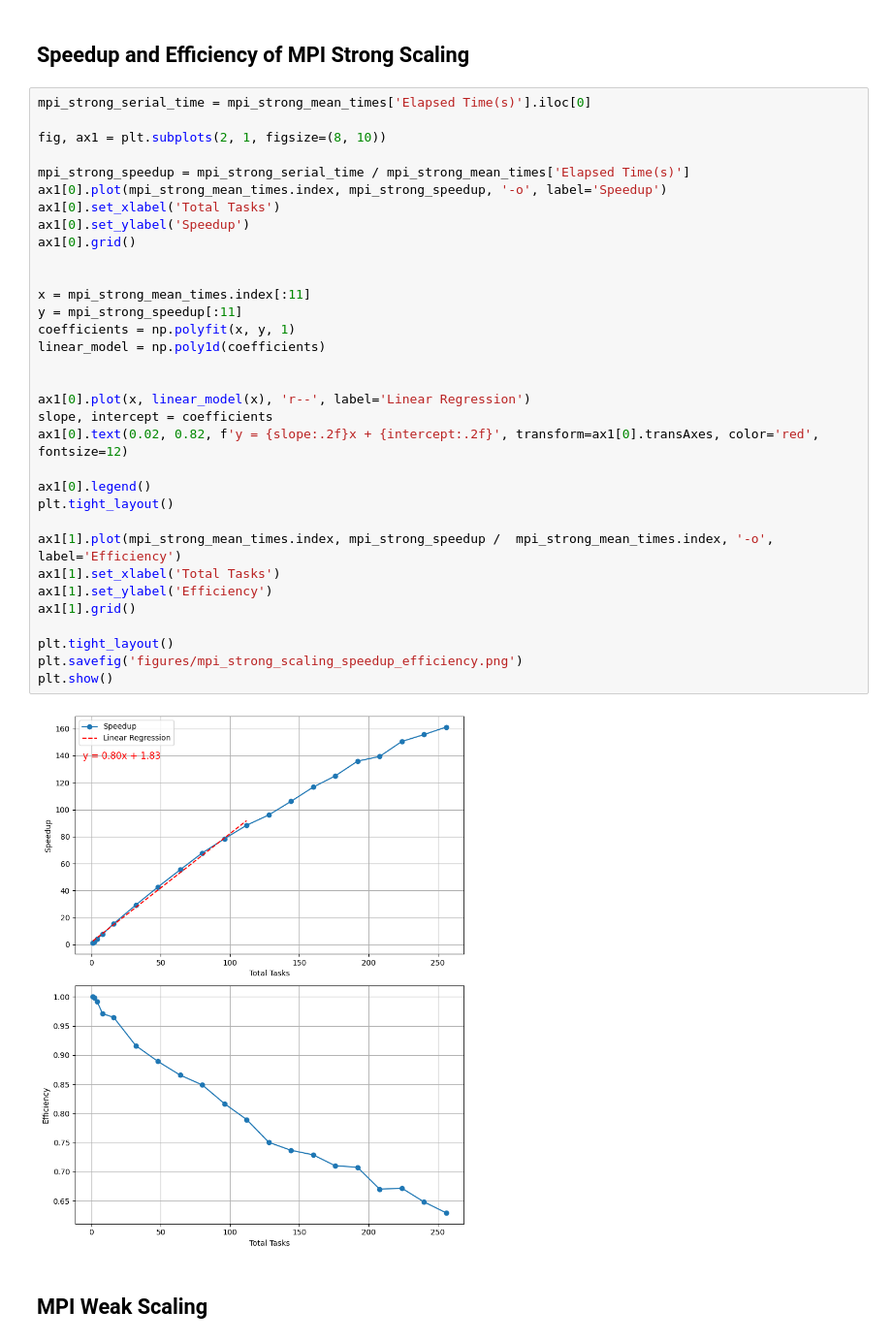
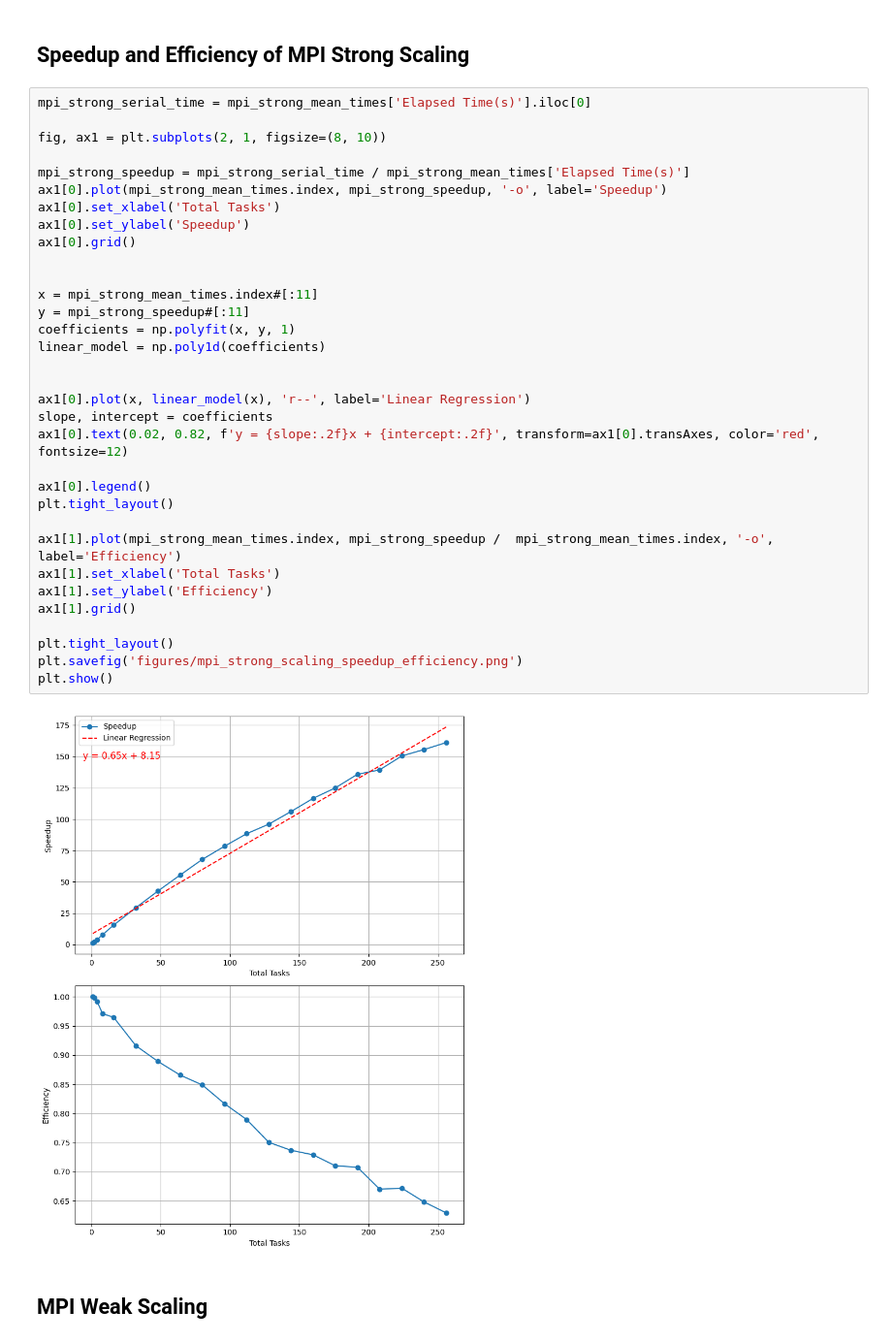
Before and after one commit to mzampar/High_Performance_Computing_2023, a Jupyter notebook: Excercise_2_c/scaling/results/analysis.ipynb, the cells around one changed output. Shown at 97% size. Saved outputs shown, nothing was run; the diff lists cells and outputs as text.

```diff
--- a/Excercise_2_c/scaling/results/analysis.ipynb
+++ b/Excercise_2_c/scaling/results/analysis.ipynb
@@ -67,36 +67,36 @@ mpi_strong_serial_time = mpi_strong_mean_times['Elapsed Time(s)'].iloc[0]
 
 fig, ax1 = plt.subplots(2, 1, figsize=(8, 10))
 
 mpi_strong_speedup = mpi_strong_serial_time / mpi_strong_mean_times['Elapsed Time(s)']
 ax1[0].plot(mpi_strong_mean_times.index, mpi_strong_speedup, '-o', label='Speedup')
 ax1[0].set_xlabel('Total Tasks')
 ax1[0].set_ylabel('Speedup')
 ax1[0].grid()
 
 
-x = mpi_strong_mean_times.index[:11]
-y = mpi_strong_speedup[:11]
+x = mpi_strong_mean_times.index#[:11]
+y = mpi_strong_speedup#[:11]
 coefficients = np.polyfit(x, y, 1)
 linear_model = np.poly1d(coefficients)
 
 
 ax1[0].plot(x, linear_model(x), 'r--', label='Linear Regression')
 slope, intercept = coefficients
 ax1[0].text(0.02, 0.82, f'y = {slope:.2f}x + {intercept:.2f}', transform=ax1[0].transAxes, color='red', fontsize=12)
 
 ax1[0].legend()
 plt.tight_layout()
 
 ax1[1].plot(mpi_strong_mean_times.index, mpi_strong_speedup /  mpi_strong_mean_times.index, '-o', label='Efficiency')
 ax1[1].set_xlabel('Total Tasks')
 ax1[1].set_ylabel('Efficiency')
 ax1[1].grid()
 
 plt.tight_layout()
 plt.savefig('figures/mpi_strong_scaling_speedup_efficiency.png')
 plt.show()
 # %% [output]
-[figure, old version]
+[figure, new version]
 # %% [markdown]
 ## MPI Weak Scaling
 # %%
```
Also changed, not shown: parts of 4 cells of this notebook, 2 other files.
